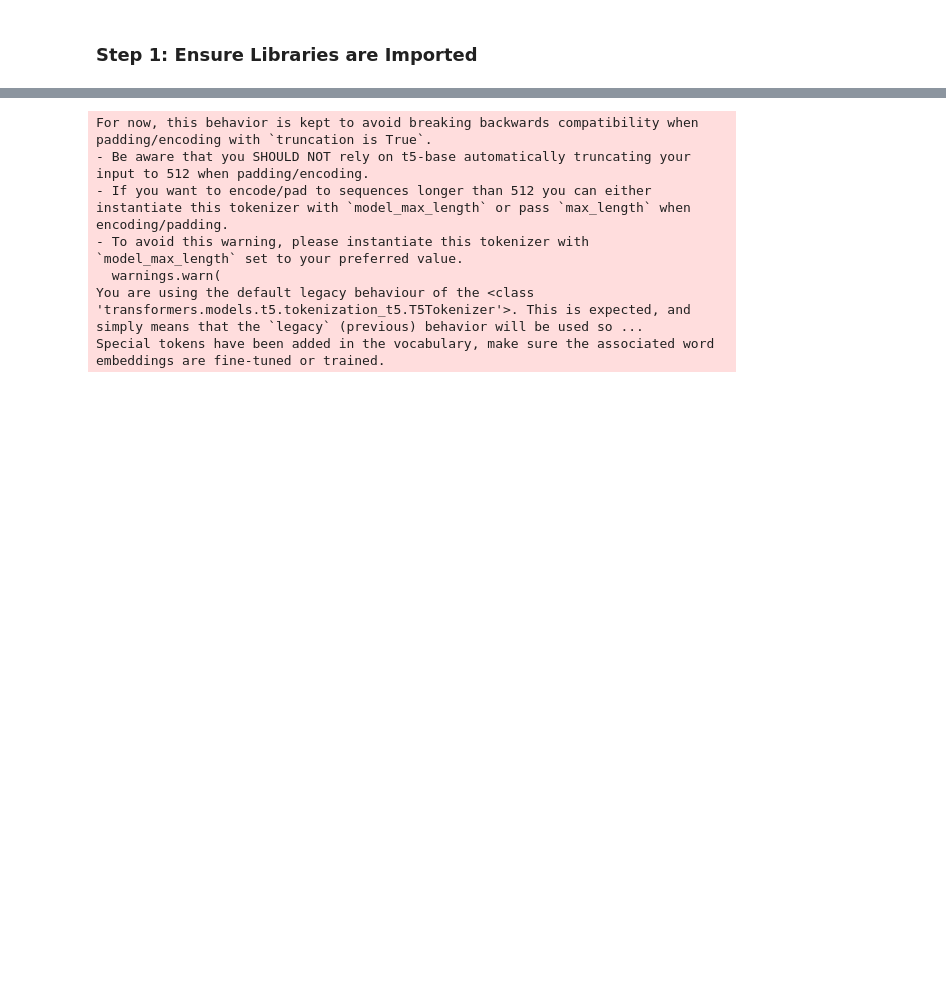
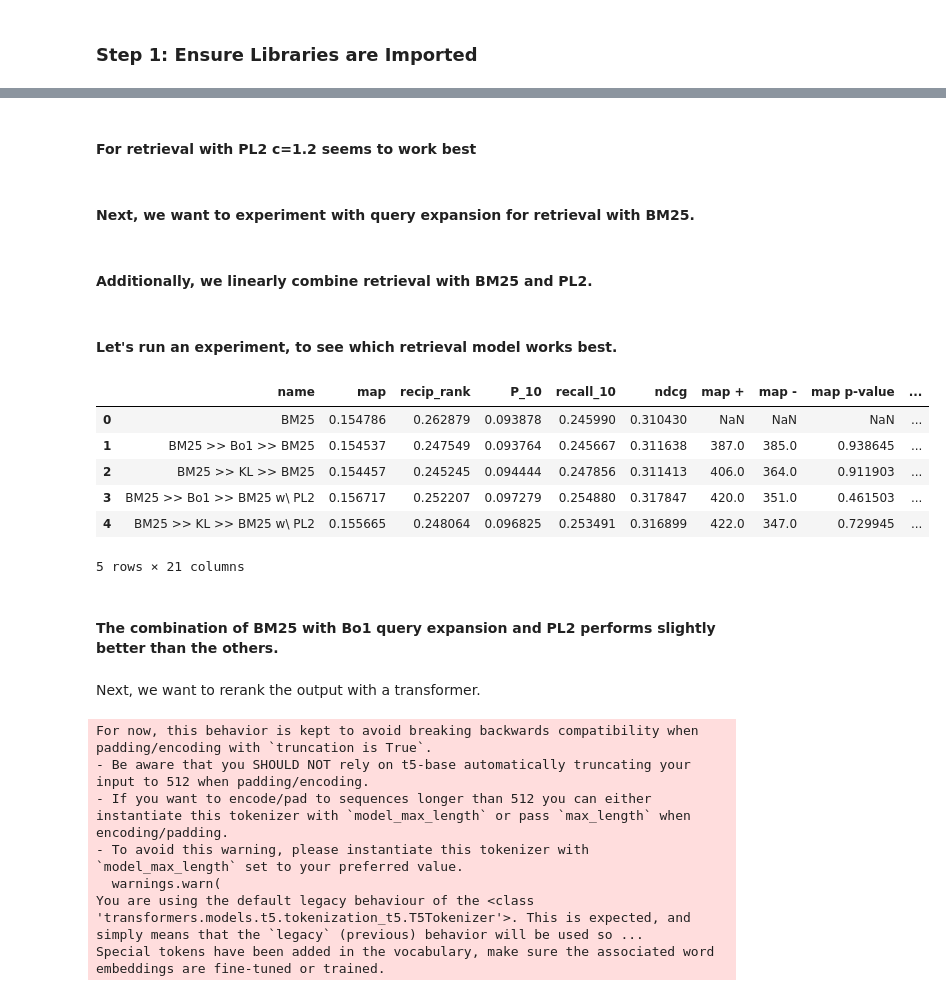
Before and after one commit to tira-io/ir-lab-jena-leipzig-wise-2023-galapagos-tortoise, a Jupyter notebook: jupyter-notebook-submissions/pyterrier-notebook.ipynb, the cells around one changed output, grey strips where cells are left out. Drawn from its saved outputs; the diff is of its cells as text; code cells hidden in the pictures; blank space fills up the shorter version.

```diff
--- a/jupyter-notebook-submissions/pyterrier-notebook.ipynb
+++ b/jupyter-notebook-submissions/pyterrier-notebook.ipynb
@@ -71,3 +112,45 @@ No settings given in /home/codespace/.tira/.tira-settings.json. I will use defau
+# %% [markdown]
+#### For retrieval with PL2 c=1.2 seems to work best
+# %%
+pl2 = pt.BatchRetrieve(indexer, wmodel="PL2", verbose=True, controls={"b" : 1.2})
+# %% [markdown]
+#### Next, we want to experiment with query expansion for retrieval with BM25.
+# %%
+bm25 = pt.BatchRetrieve(indexer, wmodel="BM25", verbose=True, controls={"b" : 0.8})
+#bm25= ~bm25
+
+bo1_expansion = ~bm25 >> pt.rewrite.Bo1QueryExpansion(indexer)
+bm25_bo1 = bo1_expansion >> bm25
+
+kl = ~bm25 >> pt.rewrite.KLQueryExpansion(indexer)
+bm25_kl = kl >> bm25
+# %% [markdown]
+#### Additionally, we linearly combine retrieval with BM25 and PL2.
+# %%
+bm25_bo1_pl2 = (2* bm25_bo1 + pl2).transform(topics)
+bm25_kl_pl2 = (2* bm25_kl + pl2).transform(topics)
+# %% [markdown]
+#### Let's run an experiment, to see which retrieval model works best.
+# %%
+pt.Experiment(
+    [~bm25, bm25_bo1, bm25_kl, bm25_bo1_pl2, bm25_kl_pl2],
+    topics, dataset.get_qrels(),
+    eval_metrics=["ndcg", "map", "recip_rank", "P_10", "recall_10"],
+    names=["BM25", "BM25 >> Bo1 >> BM25", "BM25 >> KL >> BM25", "BM25 >> Bo1 >> BM25 w\ PL2", "BM25 >> KL >> BM25 w\ PL2"],
+    baseline = 0
+)
+# %% [output]
+|  | name | map | recip_rank | P_10 | recall_10 | ndcg | map + | map - | map p-value | ... |
+| 0 | BM25 | 0.154786 | 0.262879 | 0.093878 | 0.245990 | 0.310430 | NaN | NaN | NaN | ... |
+| 1 | BM25 >> Bo1 >> BM25 | 0.154537 | 0.247549 | 0.093764 | 0.245667 | 0.311638 | 387.0 | 385.0 | 0.938645 | ... |
+| 2 | BM25 >> KL >> BM25 | 0.154457 | 0.245245 | 0.094444 | 0.247856 | 0.311413 | 406.0 | 364.0 | 0.911903 | ... |
+| 3 | BM25 >> Bo1 >> BM25 w\ PL2 | 0.156717 | 0.252207 | 0.097279 | 0.254880 | 0.317847 | 420.0 | 351.0 | 0.461503 | ... |
+| 4 | BM25 >> KL >> BM25 w\ PL2 | 0.155665 | 0.248064 | 0.096825 | 0.253491 | 0.316899 | 422.0 | 347.0 | 0.729945 | ... |
+5 rows × 21 columns
+# %% [markdown]
+#### The combination of BM25 with Bo1 query expansion and PL2 performs slightly better than the others.
+# %% [markdown]
+Next, we want to rerank the output with a transformer.
 # %%
 from pyterrier_t5 import MonoT5ReRanker
 monoT5 = MonoT5ReRanker()
```
Also changed, not shown: parts of 15 cells of this notebook, 11 other files.
